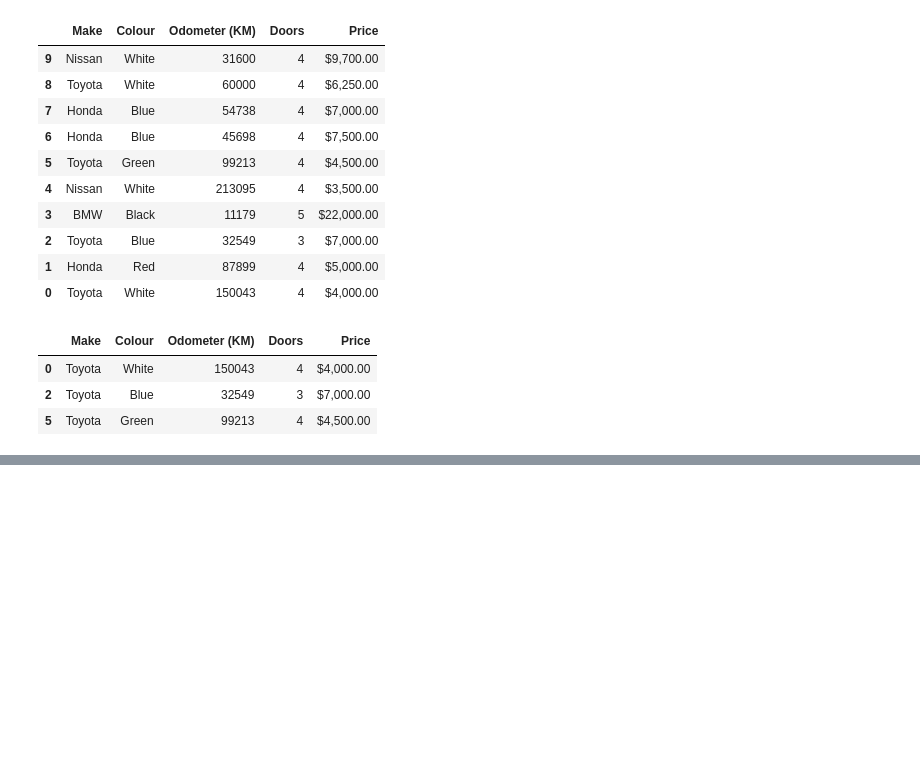
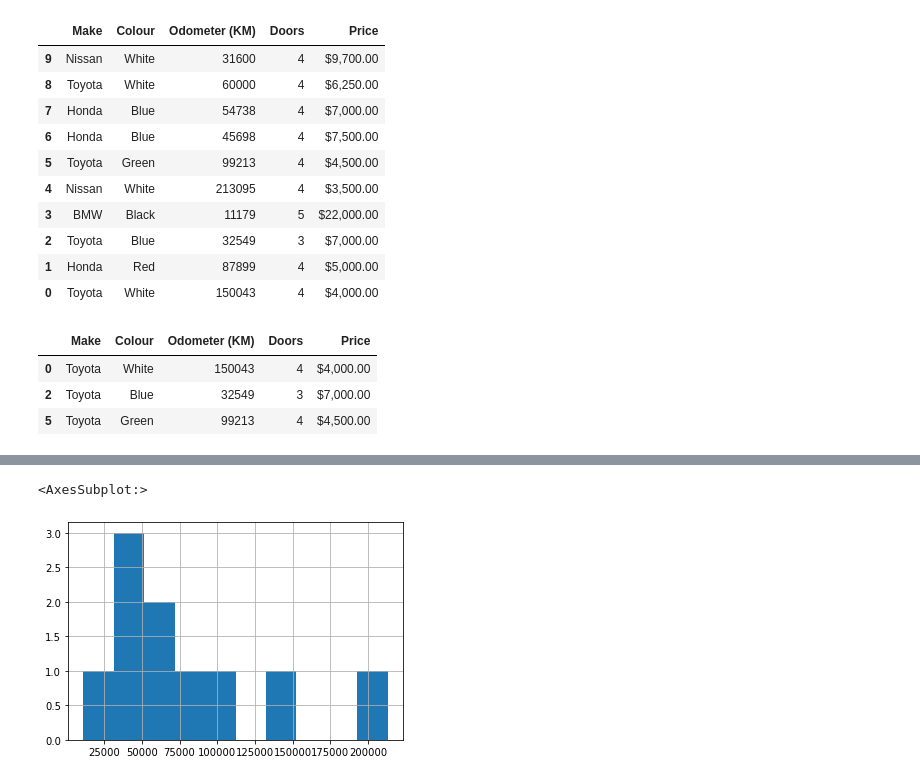
Before and after one commit to mokalyogesh113/Udemy-Complete-ML-DS-Bootcamp, a Jupyter notebook: Demo_project/Introduction-to-pandas.ipynb, the cells around one changed output, grey strips where cells are left out. Drawn from its saved outputs; the diff is of its cells as text; code cells hidden in the pictures; blank space fills up the shorter version.

```diff
--- a/Demo_project/Introduction-to-pandas.ipynb
+++ b/Demo_project/Introduction-to-pandas.ipynb
@@ -237,0 +262,5 @@ car_sale[car_sale.Make=="Toyota"][:3]
+# %%
+car_sale["Odometer (KM)"].hist()
+# %% [output]
+<AxesSubplot:>
+[figure, added]
```
Also changed, not shown: parts of 28 cells of this notebook, 3 other files.
